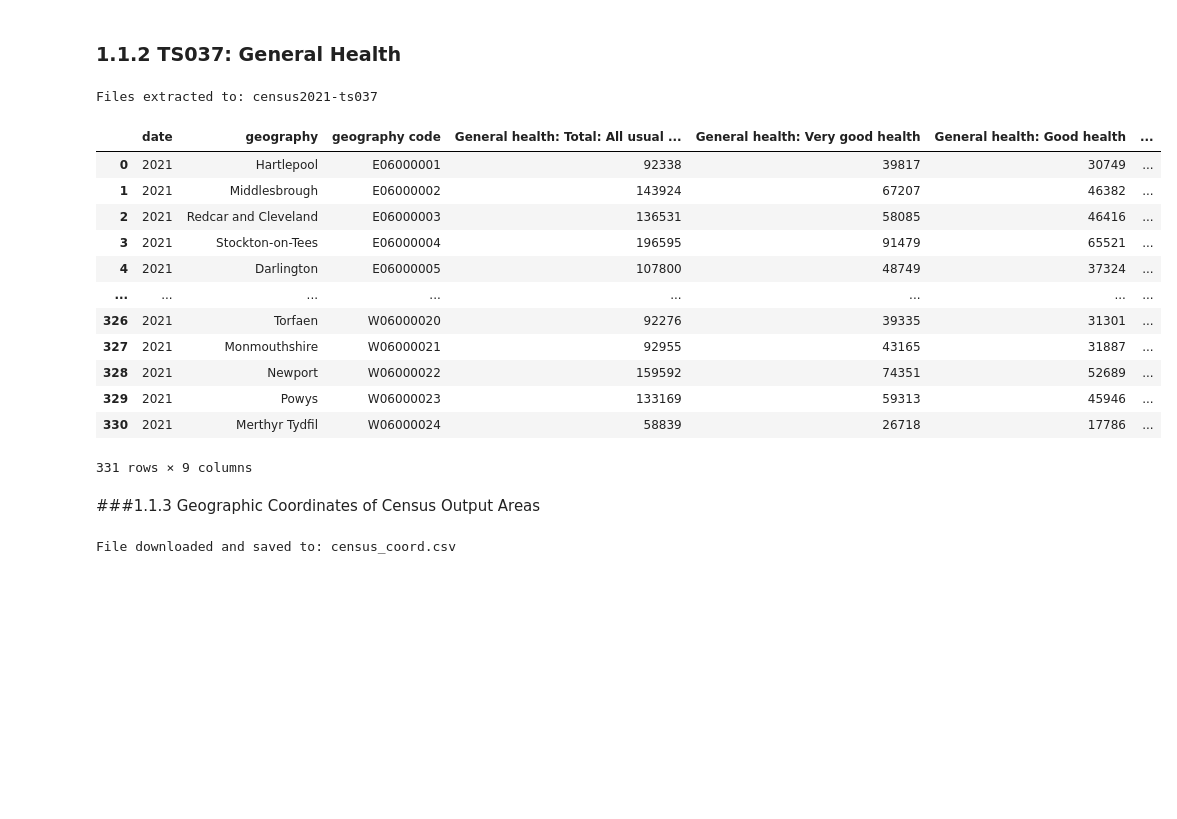
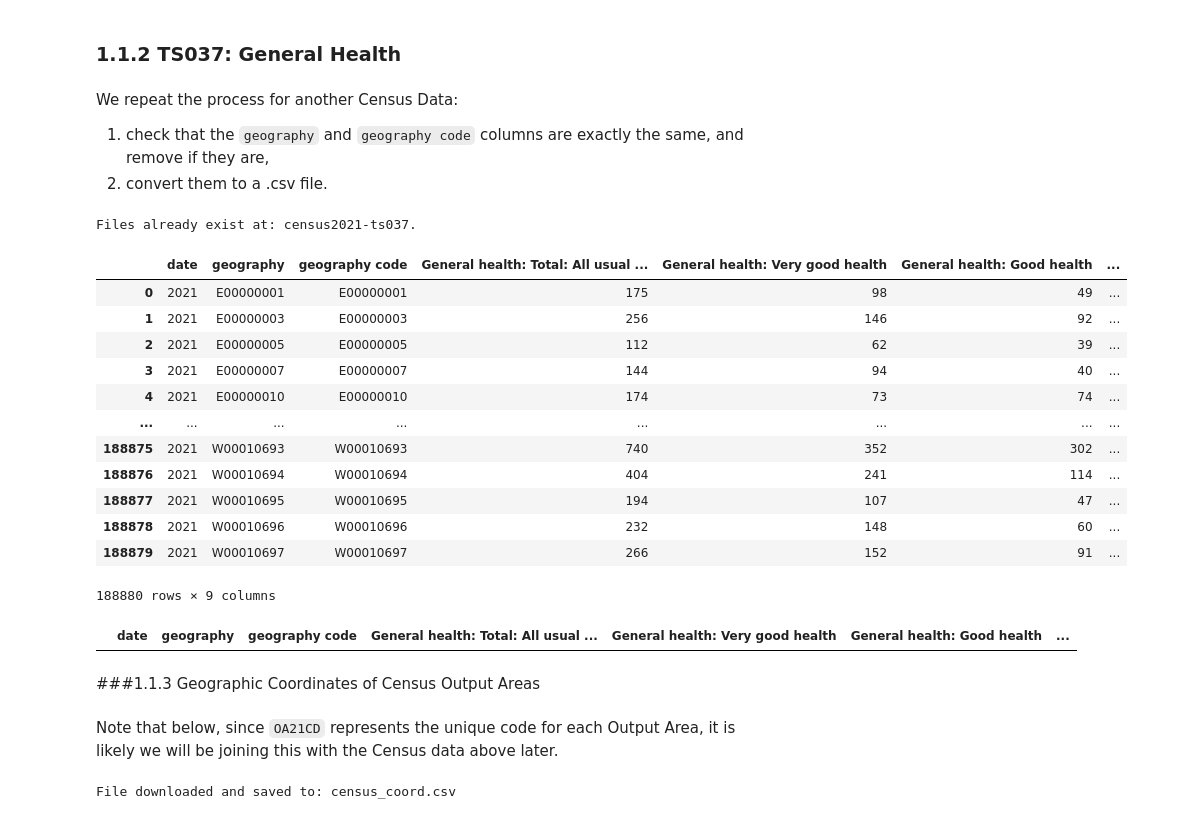
Before and after one commit to chenyilow/cyl68_ads_2024, a Jupyter notebook: _notebooks/ads_course_assessment.ipynb, the cells around one changed output. Drawn from its saved outputs; the diff is of its cells as text; code cells hidden in the pictures; blank space fills up the shorter version.

```diff
--- a/_notebooks/ads_course_assessment.ipynb
+++ b/_notebooks/ads_course_assessment.ipynb
@@ -168,6 +172,6 @@ import requests
 
 fileName = "TS062"
 fynesse.access.download_census_data(fileName) # Age by single year of age
-age_df = fynesse.access.load_census_data(fileName, level='ltla')
+age_df = fynesse.access.load_census_data(fileName, level='oa')
 age_df
 # %% [output]
@@ -188,24 +203,33 @@ Files extracted to: census2021-ts062
 # %% [markdown]
 ### 1.1.2 TS037: General Health
+# %% [markdown]
+We repeat the process for another Census Data:
+1. check that the `geography` and `geography code` columns are exactly the same, and remove if they are,
+2. convert them to a .csv file.
 # %%
 # Your code here
 
 fileName = "TS037"
 fynesse.access.download_census_data(fileName) # Age by single year of age
-health_df = fynesse.access.load_census_data(fileName, level='ltla')
+health_df = fynesse.access.load_census_data(fileName, level='oa')
+health_df.to_csv("health.csv", header=None, index=False)
 health_df
 # %% [output]
-Files extracted to: census2021-ts037
+Files already exist at: census2021-ts037.
 |  | date | geography | geography code | General health: Total: All usual ... | General health: Very good health | General health: Good health | ... |
-| 0 | 2021 | Hartlepool | E06000001 | 92338 | 39817 | 30749 | ... |
-| 1 | 2021 | Middlesbrough | E06000002 | 143924 | 67207 | 46382 | ... |
-| 2 | 2021 | Redcar and Cleveland | E06000003 | 136531 | 58085 | 46416 | ... |
-| 3 | 2021 | Stockton-on-Tees | E06000004 | 196595 | 91479 | 65521 | ... |
-| 4 | 2021 | Darlington | E06000005 | 107800 | 48749 | 37324 | ... |
+| 0 | 2021 | E00000001 | E00000001 | 175 | 98 | 49 | ... |
+| 1 | 2021 | E00000003 | E00000003 | 256 | 146 | 92 | ... |
+| 2 | 2021 | E00000005 | E00000005 | 112 | 62 | 39 | ... |
+| 3 | 2021 | E00000007 | E00000007 | 144 | 94 | 40 | ... |
+| 4 | 2021 | E00000010 | E00000010 | 174 | 73 | 74 | ... |
 | ... | ... | ... | ... | ... | ... | ... | ... |
-| 326 | 2021 | Torfaen | W06000020 | 92276 | 39335 | 31301 | ... |
-| 327 | 2021 | Monmouthshire | W06000021 | 92955 | 43165 | 31887 | ... |
-| 328 | 2021 | Newport | W06000022 | 159592 | 74351 | 52689 | ... |
-| 329 | 2021 | Powys | W06000023 | 133169 | 59313 | 45946 | ... |
-| 330 | 2021 | Merthyr Tydfil | W06000024 | 58839 | 26718 | 17786 | ... |
+| 188875 | 2021 | W00010693 | W00010693 | 740 | 352 | 302 | ... |
+| 188876 | 2021 | W00010694 | W00010694 | 404 | 241 | 114 | ... |
+| 188877 | 2021 | W00010695 | W00010695 | 194 | 107 | 47 | ... |
+| 188878 | 2021 | W00010696 | W00010696 | 232 | 148 | 60 | ... |
+| 188879 | 2021 | W00010697 | W00010697 | 266 | 152 | 91 | ... |
-331 rows × 9 columns
+188880 rows × 9 columns
+# %%
+health_df[health_df["geography"] != health_df["geography code"]]
+# %% [output]
+|  | date | geography | geography code | General health: Total: All usual ... | General health: Very good health | General health: Good health | ... |
@@ -212,5 +239,7 @@ Files extracted to: census2021-ts037
 # %% [markdown]
 ###1.1.3 Geographic Coordinates of Census Output Areas
+# %% [markdown]
+Note that below, since `OA21CD` represents the unique code for each Output Area, it is likely we will be joining this with the Census data above later.
 # %%
 fynesse.access.download_census_coord_data()
 census_coord_df = fynesse.access.load_census_coord_data()
```
Also changed, not shown: parts of 65 cells of this notebook.
